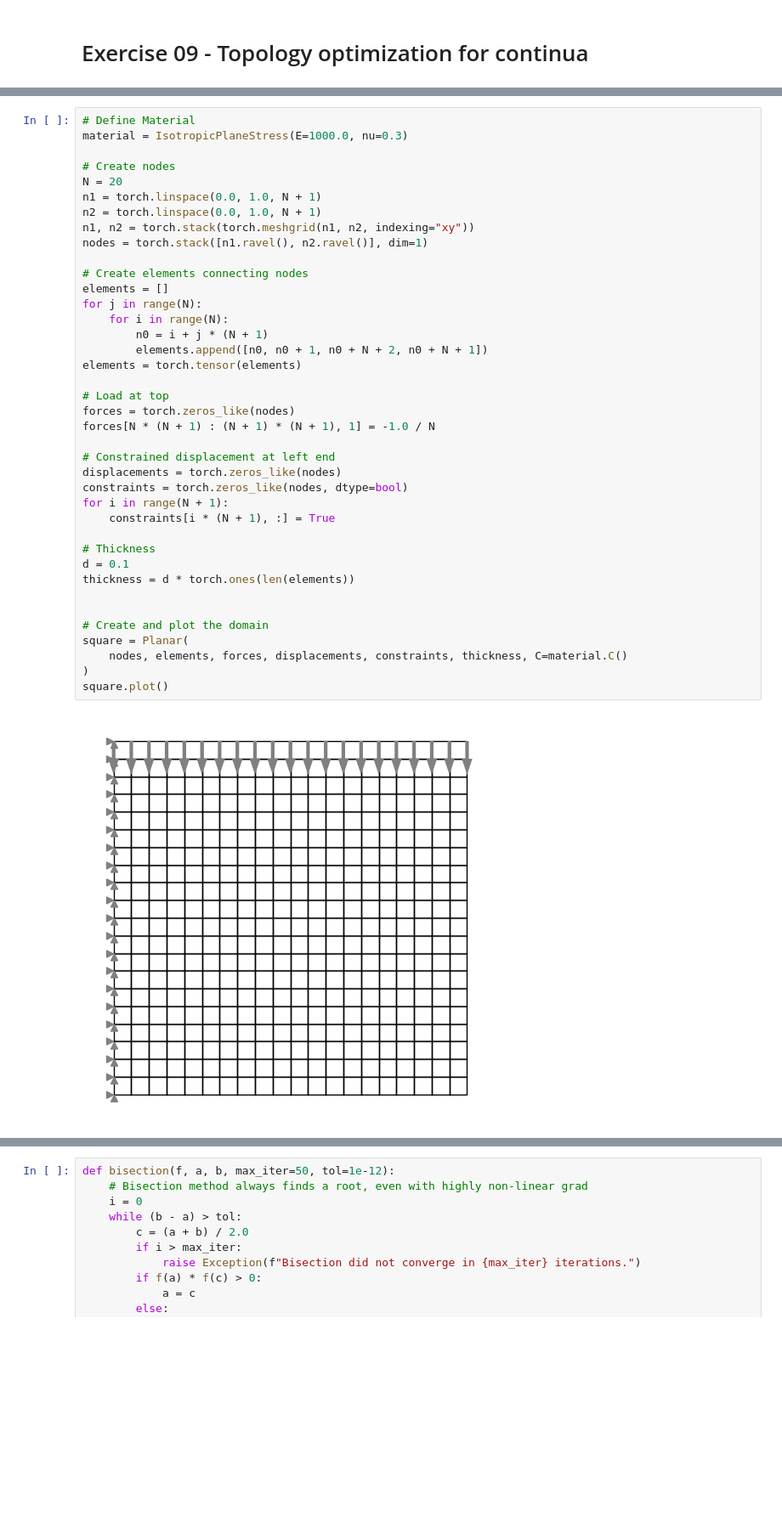
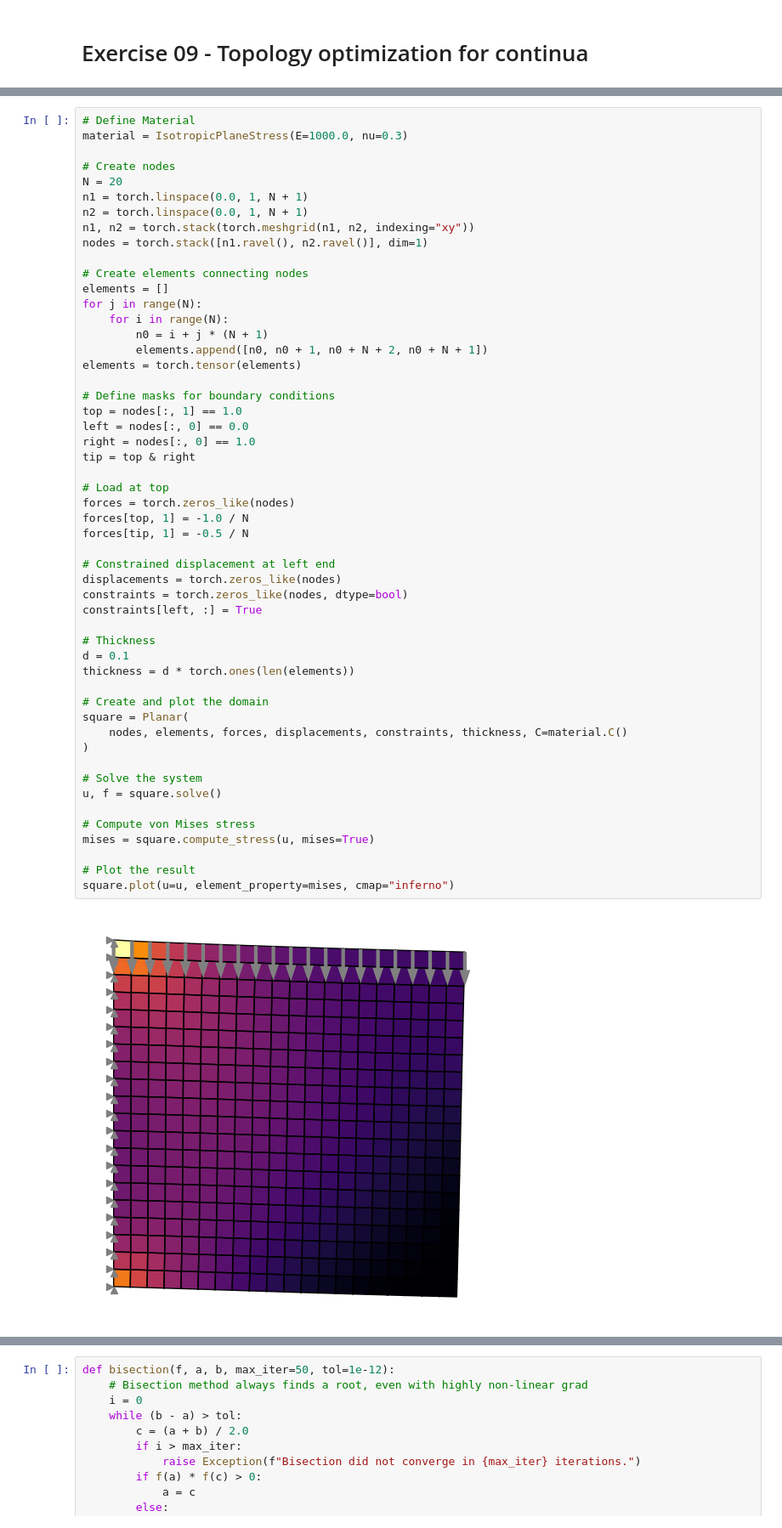
Before and after one commit to meyer-nils/structural_optimization, a Jupyter notebook: notebooks/exercise_09_topology.ipynb, the cells around one changed output, grey strips where cells are left out. Shown at 85% size. Saved outputs shown, nothing was run; the diff lists cells and outputs as text; blank space fills up the shorter version.

```diff
--- a/notebooks/exercise_09_topology.ipynb
+++ b/notebooks/exercise_09_topology.ipynb
@@ -22,38 +21,51 @@ material = IsotropicPlaneStress(E=1000.0, nu=0.3)
 
 # Create nodes
 N = 20
-n1 = torch.linspace(0.0, 1.0, N + 1)
-n2 = torch.linspace(0.0, 1.0, N + 1)
+n1 = torch.linspace(0.0, 1, N + 1)
+n2 = torch.linspace(0.0, 1, N + 1)
 n1, n2 = torch.stack(torch.meshgrid(n1, n2, indexing="xy"))
 nodes = torch.stack([n1.ravel(), n2.ravel()], dim=1)
 
 # Create elements connecting nodes
 elements = []
 for j in range(N):
     for i in range(N):
         n0 = i + j * (N + 1)
         elements.append([n0, n0 + 1, n0 + N + 2, n0 + N + 1])
 elements = torch.tensor(elements)
 
+# Define masks for boundary conditions
+top = nodes[:, 1] == 1.0
+left = nodes[:, 0] == 0.0
+right = nodes[:, 0] == 1.0
+tip = top & right
+
 # Load at top
 forces = torch.zeros_like(nodes)
-forces[N * (N + 1) : (N + 1) * (N + 1), 1] = -1.0 / N
+forces[top, 1] = -1.0 / N
+forces[tip, 1] = -0.5 / N
 
 # Constrained displacement at left end
 displacements = torch.zeros_like(nodes)
 constraints = torch.zeros_like(nodes, dtype=bool)
-for i in range(N + 1):
-    constraints[i * (N + 1), :] = True
+constraints[left, :] = True
 
 # Thickness
 d = 0.1
 thickness = d * torch.ones(len(elements))
 
-
 # Create and plot the domain
 square = Planar(
     nodes, elements, forces, displacements, constraints, thickness, C=material.C()
 )
-square.plot()
+
+# Solve the system
+u, f = square.solve()
+
+# Compute von Mises stress
+mises = square.compute_stress(u, mises=True)
+
+# Plot the result
+square.plot(u=u, element_property=mises, cmap="inferno")
 # %% [output]
-[figure, old version]
+[figure, new version]
```
Also changed, not shown: parts of 15 cells of this notebook, 1 other file.
